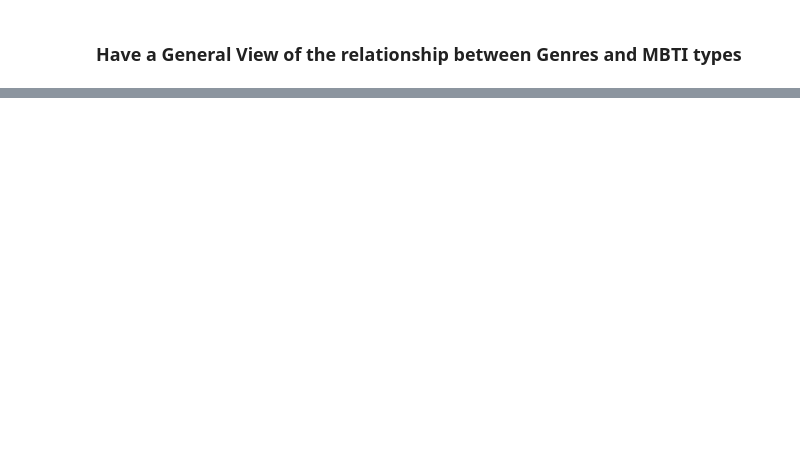
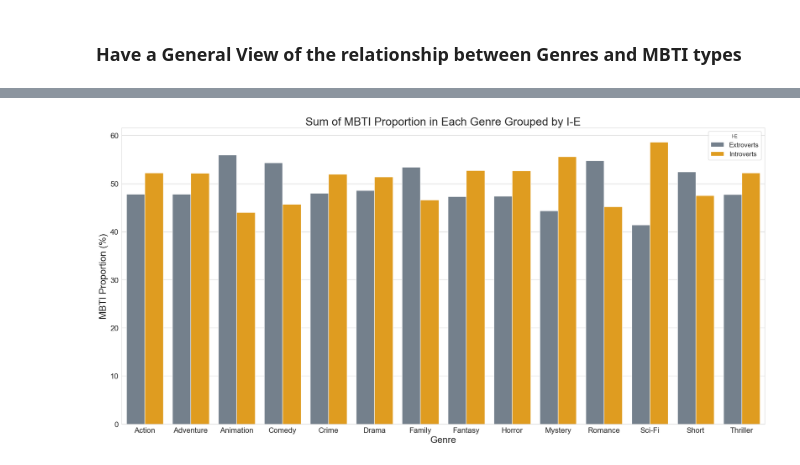
Before and after one commit to Xiaotong1120/Exploratory-Data-Analysis-on-Movie-Characters-MBTI-Personality-Types-, a Jupyter notebook: Genre.ipynb, the cells around one changed output, grey strips where cells are left out. Cells and saved outputs as stored; diff of their text form; code cells hidden in the pictures; blank space fills up the shorter version.

```diff
--- a/Genre.ipynb
+++ b/Genre.ipynb
@@ -67,0 +81,35 @@ plt.show()
+# %%
+def plot_mbti_proportions_genre(data, category, file_name, colors=("lightblue", "lightcoral")):
+    """
+    Function to plot MBTI proportions by genre, grouped by a specified MBTI category, with customizable colors.
+
+    Parameters:
+    data (DataFrame): The dataset containing MBTI information.
+    category (str): The MBTI category to group by. Options: 'I-E', 'S-N', 'T-F', 'J-P'.
+    colors (tuple): A tuple of two color values for the plot.
+    """
+    # Grouping the data by 'genre' and the specified category, summing 'mbti_by_genre_proportion'
+    grouped_data = data.groupby(['genre', category])['mbti_by_genre_proportion'].sum().reset_index()
+
+    # Plotting with the specified colors
+    plt.figure(figsize=(20, 10))
+    sns.barplot(x='genre', y='mbti_by_genre_proportion', hue=category, data=grouped_data, palette=colors)
+    plt.title(f'Sum of MBTI Proportion in Each Genre Grouped by {category}', fontsize=24)
+    plt.xticks(fontsize = 16)
+    plt.yticks(rotation=0, fontsize=16)
+    plt.ylabel('MBTI Proportion (%)', fontsize=20)
+    plt.xlabel('Genre', fontsize=20)
+    plt.legend(title=category, fontsize = 14)
+    plt.tight_layout()
+
+    # Saving the plot to a file
+    file_path = f"./images/{file_name}.png"
+    plt.savefig(file_path)
+
+    # Displaying the plot
+    plt.show()
+# %%
+# I-E
+plot_mbti_proportions_genre(mbti_count_by_genre, 'I-E',"Sum of MBTI Proportion in Each Genre Grouped by I-E", colors=("#708090", "#FFA500"))  # Custom colors for Introverts and Extroverts
+# %% [output]
+[figure, added]
```
Also changed, not shown: parts of 7 cells of this notebook, 6 other files.
